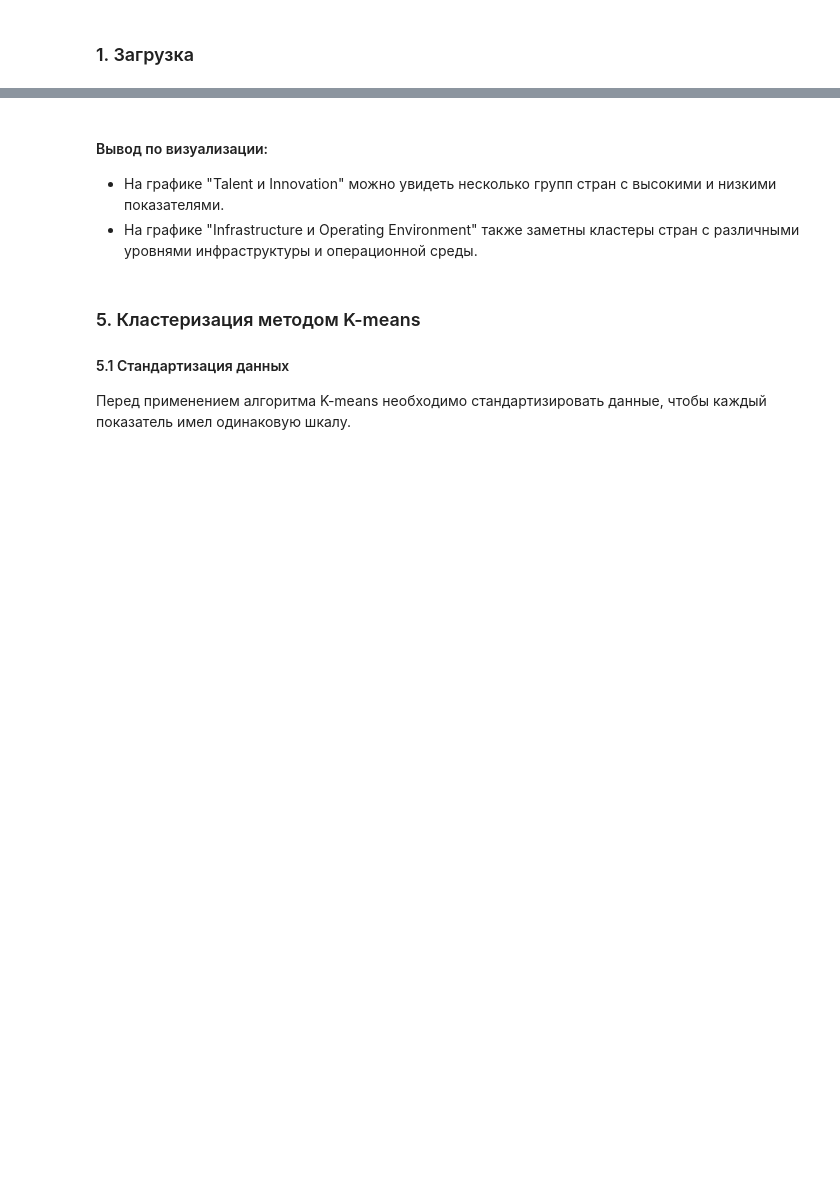
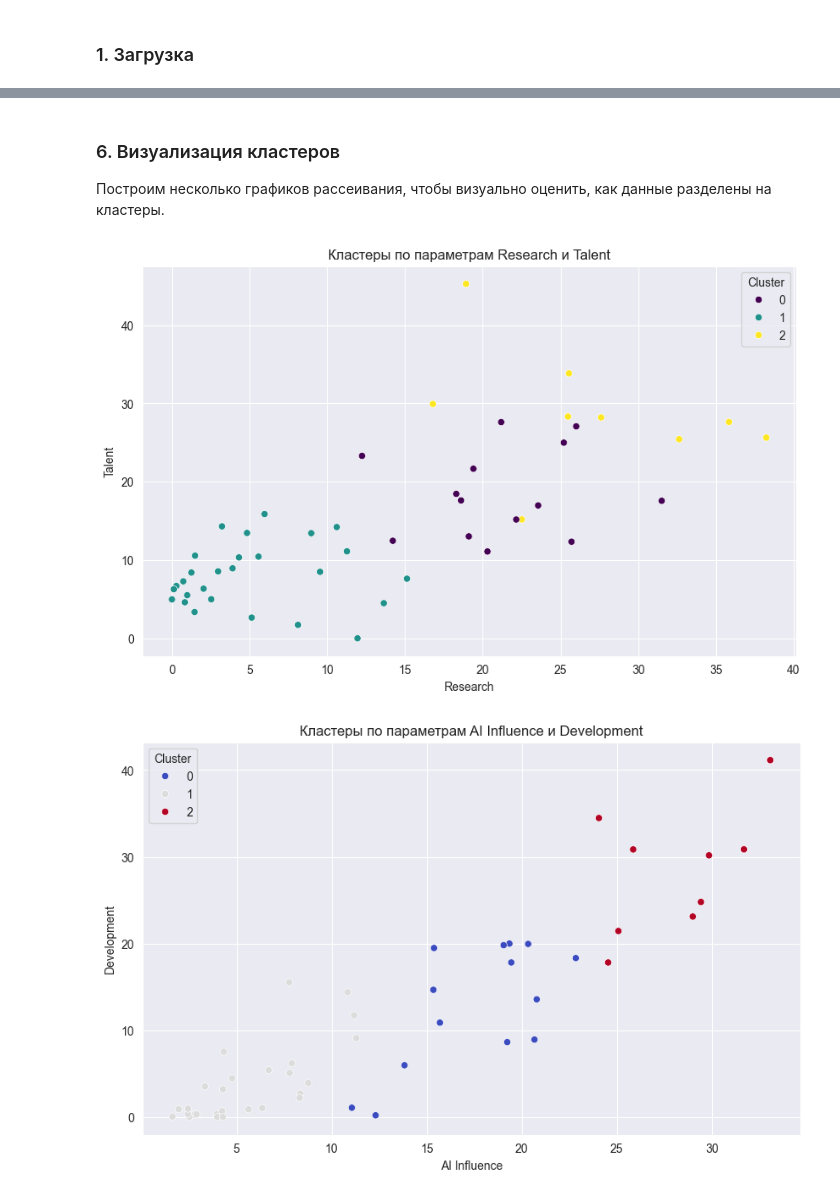
Before and after one commit to woofiwaffle/Projects_ML_BD, a Jupyter notebook: labwork2/Lab 2, № 2372, СоколовскийВД.ipynb, the cells around one changed output, grey strips where cells are left out. Drawn from its saved outputs; the diff is of its cells as text; code cells hidden in the pictures; blank space fills up the shorter version.

```diff
--- a/labwork2/Lab 2, № 2372, СоколовскийВД.ipynb
+++ b/labwork2/Lab 2, № 2372, СоколовскийВД.ipynb
@@ -78 +67,8 @@ data_cleaned.describe()
+# %%
+# Стандартизация данных
+scaler = StandardScaler()
+scaled_data = scaler.fit_transform(data_clean[['Research', 'Talent', 'Development', 'AI Influence']])
+
+# Преобразуем данные обратно в DataFrame
+scaled_df = pd.DataFrame(scaled_data, columns=['Research', 'Talent', 'Development', 'AI Influence'])
 # %% [markdown]
@@ -82,15 +77,7 @@ data_cleaned.describe()
 # %%
-plt.figure(figsize=(10, 6))
-plt.scatter(data_cleaned['Talent'], data_cleaned['Innovation'])
-plt.title('Распределение Talent и Innovation')
-plt.xlabel('Talent')
-plt.ylabel('Innovation')
-plt.show()
+# Определим количество кластеров, например, 3
+kmeans = KMeans(n_clusters=3, random_state=42)
+data_clean.loc[:, 'Cluster'] = kmeans.fit_predict(scaled_df)
 
-plt.figure(figsize=(10, 6))
-plt.scatter(data_cleaned['Infrastructure'], data_cleaned['Operating Environment'])
-plt.title('Распределение Infrastructure и Operating Environment')
-plt.xlabel('Infrastructure')
-plt.ylabel('Operating Environment')
-plt.show()
+data_clean.head()
 # %% [output]
@@ -99,16 +90,17 @@ plt.show()
-# %% [markdown]
-#### Вывод по визуализации:
-* На графике "Talent и Innovation" можно увидеть несколько групп стран с высокими и низкими показателями.
-* На графике "Infrastructure и Operating Environment" также заметны кластеры стран с различными уровнями инфраструктуры и операционной среды.
 # %% [markdown]
-### 5. Кластеризация методом K-means
-#### 5.1 Стандартизация данных
-Перед применением алгоритма K-means необходимо стандартизировать данные, чтобы каждый показатель имел одинаковую шкалу.
+### 6. Визуализация кластеров
+Построим несколько графиков рассеивания, чтобы визуально оценить, как данные разделены на кластеры.
 # %%
-# Выбор числовых атрибутов для кластеризации
-X = data_cleaned[['Talent', 'Innovation', 'Infrastructure', 'Operating Environment']]
+plt.figure(figsize=(10,6))
+sns.scatterplot(data=data_clean, x='Research', y='Talent', hue='Cluster', palette='viridis')
+plt.title('Кластеры по параметрам Research и Talent')
+plt.show()
 
-# Стандартизация данных
-scaler = StandardScaler()
-X_scaled = scaler.fit_transform(X)
+plt.figure(figsize=(10,6))
+sns.scatterplot(data=data_clean, x='AI Influence', y='Development', hue='Cluster', palette='coolwarm')
+plt.title('Кластеры по параметрам AI Influence и Development')
+plt.show()
+# %% [output]
+[figure, added]
+[figure, added]
 # %% [markdown]
```
Also changed, not shown: parts of 16 cells of this notebook, 1 other file.
